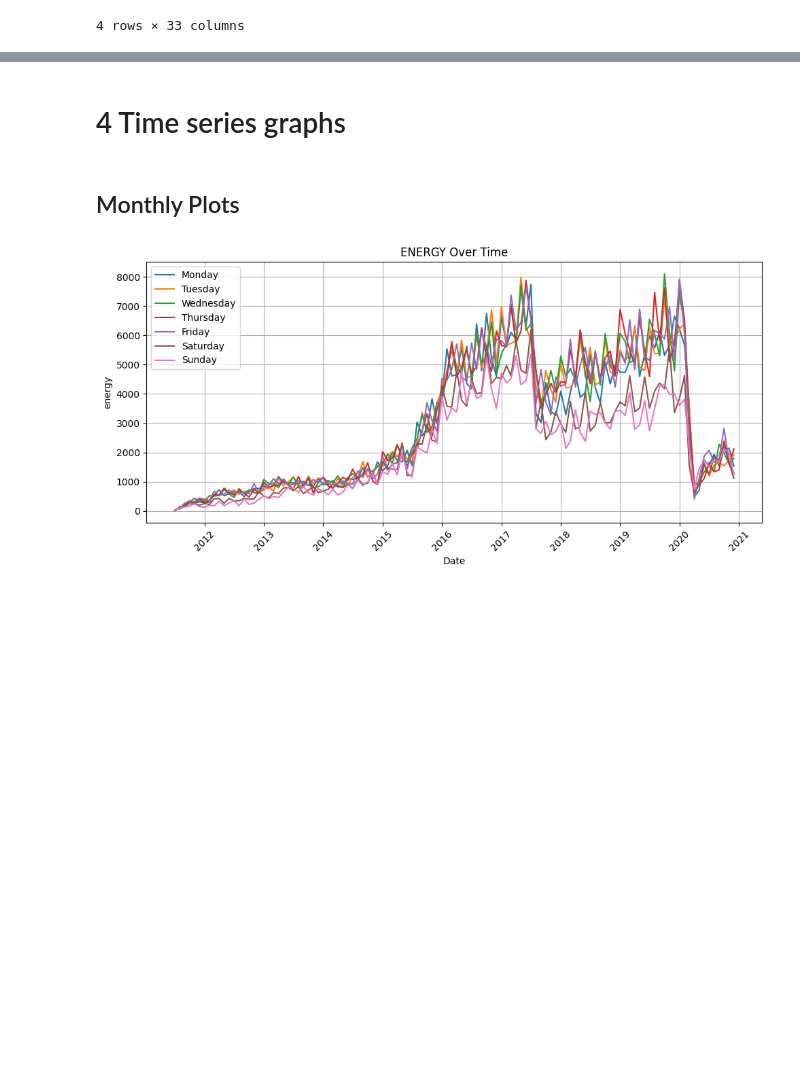
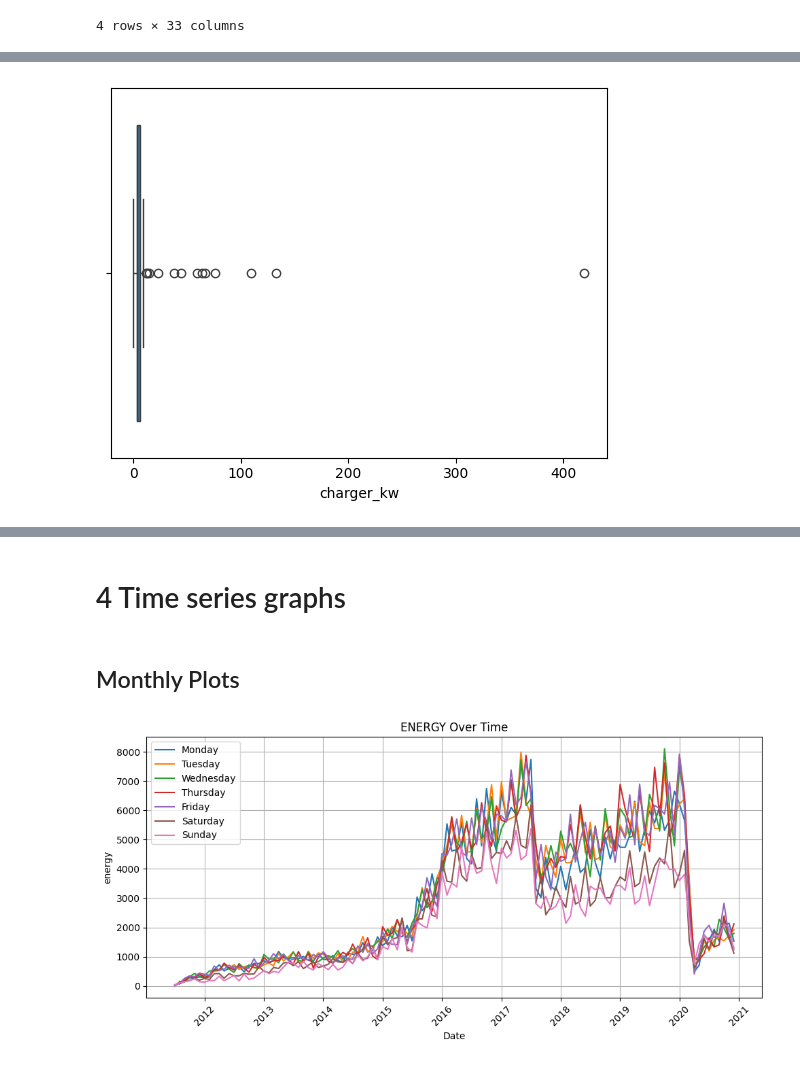
Before and after one commit to CammN/ev_load_fc, a Jupyter notebook: notebooks/01_EV_EDA.ipynb, the cells around one changed output, grey strips where cells are left out. Saved outputs shown, nothing was run; the diff lists cells and outputs as text; code cells hidden in the pictures; blank space fills up the shorter version.

```diff
--- a/notebooks/01_EV_EDA.ipynb
+++ b/notebooks/01_EV_EDA.ipynb
@@ -169,0 +220,5 @@ print(MAD_dict)
+# %%
+sns.boxplot(x=ev_data['charger_kw'])
+plt.show()
+# %% [output]
+[figure, added]
```
Also changed, not shown: parts of 23 cells of this notebook, 7 other files.
